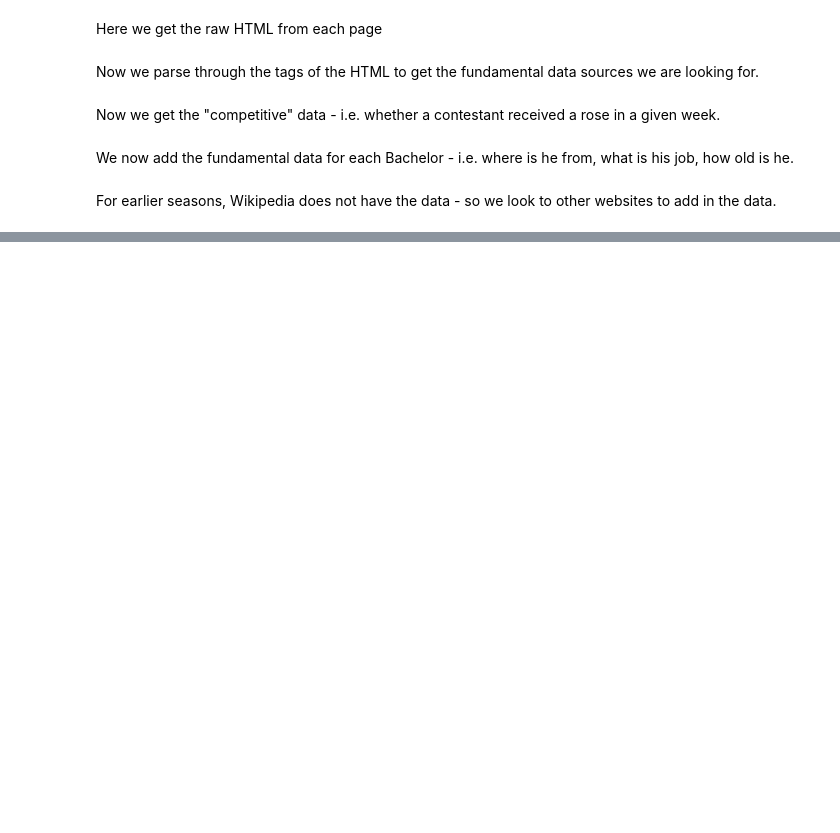
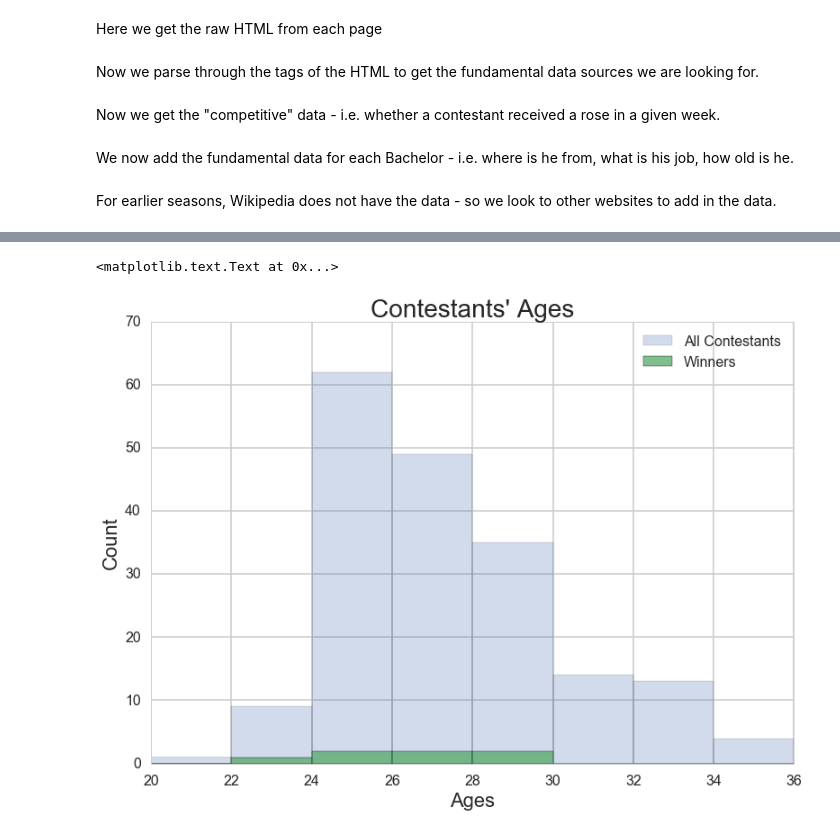
Before and after one commit to dcusworth/WAR_of_the_Roses, a Jupyter notebook: Wiki_Scrape.ipynb, the cells around one changed output, grey strips where cells are left out. Cells and saved outputs as stored; diff of their text form; code cells hidden in the pictures; blank space fills up the shorter version.

Commit message:
Added plot of ages

```diff
--- a/Wiki_Scrape.ipynb
+++ b/Wiki_Scrape.ipynb
@@ -900,3 +900,28 @@ contestantDF.head(5)
 import json
 with open('competition_data.json', 'w') as fp:
     json.dump(weeklyCompData, fp)
+# %%
+#make lists of winners' ages and all contestants' ages
+winnerAges = []
+allAges = []
+for d in listAllDicts:
+    if (d['season'] > 12):       #for seasons 13 forward,
+        if d['elimination'] == 'Winner':
+            winnerAges.append(int(d['age']))
+        else:
+            allAges.append(int(d['age']))
+
+#plot ages in histogram
+fig = plt.figure()
+ax = fig.add_subplot(1,1,1)
+ax.hist(allAges, bins=np.arange(20, 36+2, 2), alpha=0.25, label='All Contestants')
+ax.hist(winnerAges, bins=np.arange(20, 36+2, 2), alpha=0.75, label='Winners')
+
+#add legend and labels
+ax.legend()
+ax.set_title("Contestants' Ages", fontsize=28)
+ax.set_ylabel("Count", fontsize=22)
+ax.set_xlabel("Ages", fontsize=22)
+# %% [output]
+<matplotlib.text.Text at 0x...>
+[figure, added]
```
